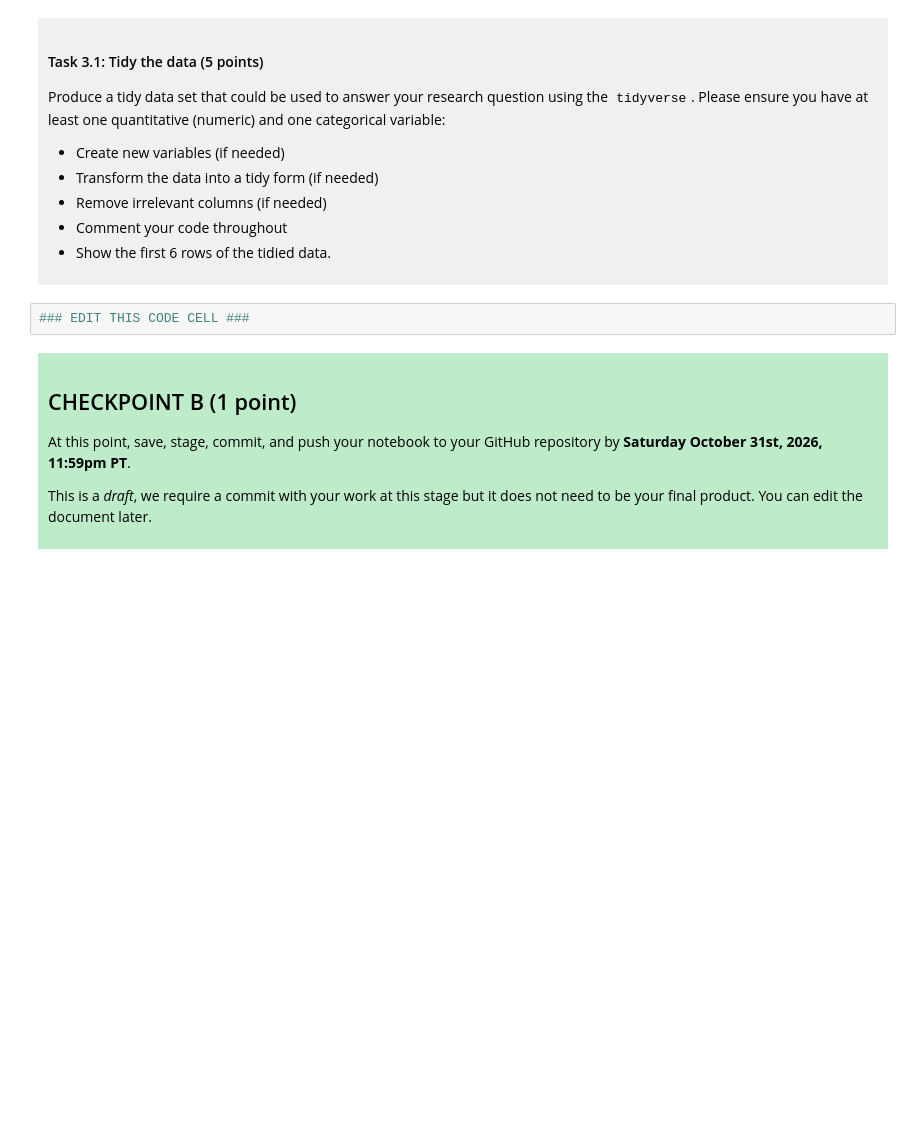
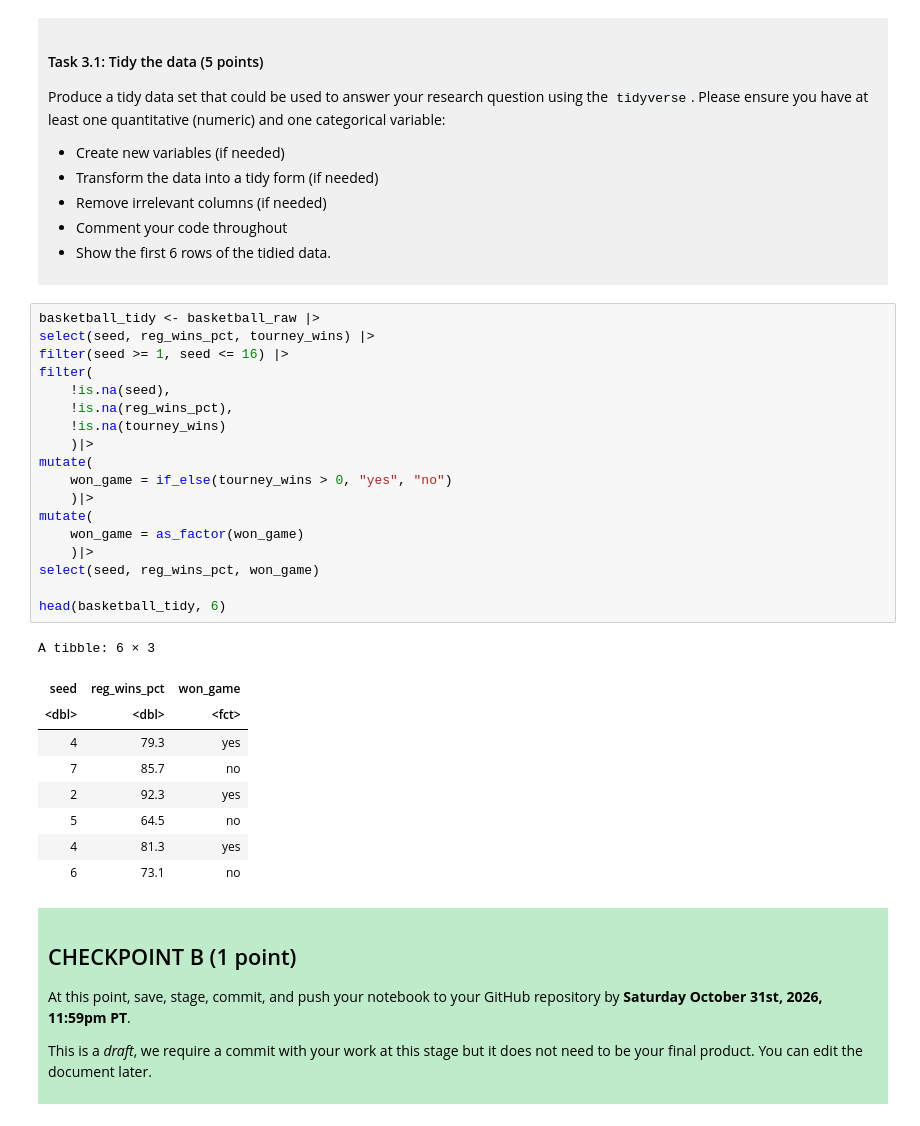
Before and after one commit to nico092107-source/dsci-100-project-eva-wu, a Jupyter notebook: dsci-100-project-notebook.ipynb, the cells around one changed output. Cells and saved outputs as stored; diff of their text form; blank space fills up the shorter version.

```diff
--- a/dsci-100-project-notebook.ipynb
+++ b/dsci-100-project-notebook.ipynb
@@ -189,7 +213,33 @@ Produce a tidy data set that could be used to answer your research question usin
 
 </div>
 # %%
-### EDIT THIS CODE CELL ###
+basketball_tidy <- basketball_raw |>
+select(seed, reg_wins_pct, tourney_wins) |>
+filter(seed >= 1, seed <= 16) |>
+filter(
+    !is.na(seed),
+    !is.na(reg_wins_pct),
+    !is.na(tourney_wins)
+    )|>
+mutate(
+    won_game = if_else(tourney_wins > 0, "yes", "no")
+    )|>
+mutate(
+    won_game = as_factor(won_game)
+    )|>
+select(seed, reg_wins_pct, won_game)
+
+head(basketball_tidy, 6)
+# %% [output]
+A tibble: 6 × 3
+| seed | reg_wins_pct | won_game |
+| <dbl> | <dbl> | <fct> |
+| 4 | 79.3 | yes |
+| 7 | 85.7 | no |
+| 2 | 92.3 | yes |
+| 5 | 64.5 | no |
+| 4 | 81.3 | yes |
+| 6 | 73.1 | no |
 # %% [markdown]
 <div style="background-color: #beebca; padding: 10px;">
 
```
Also changed, not shown: parts of 3 cells of this notebook.
